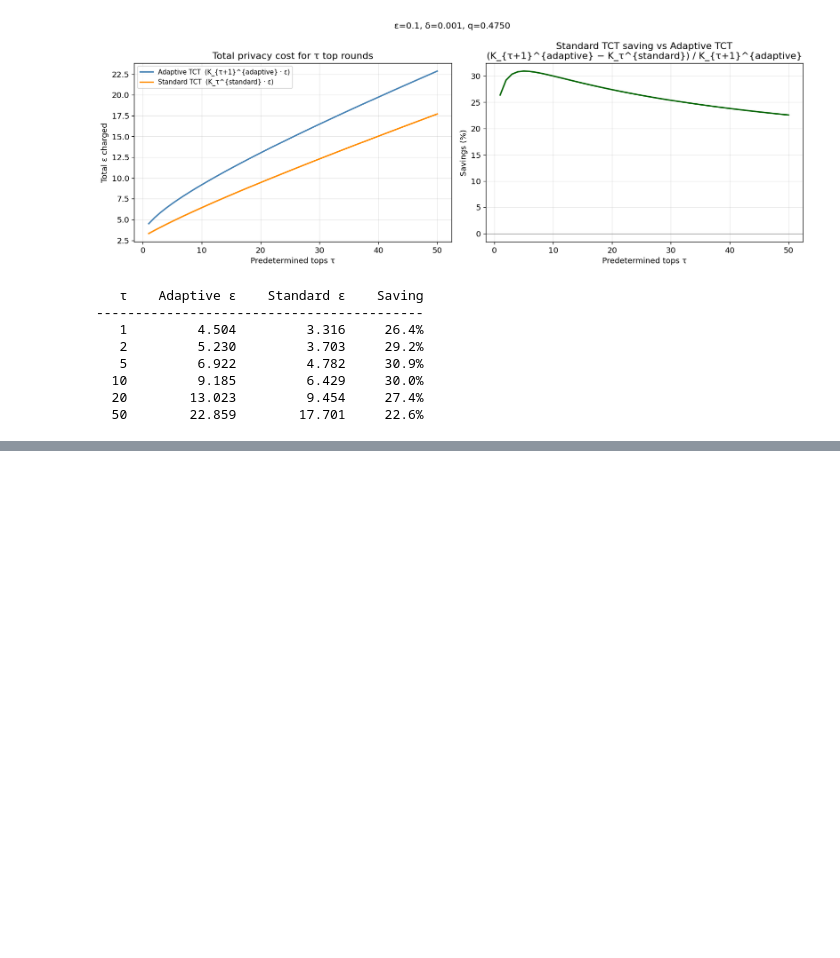
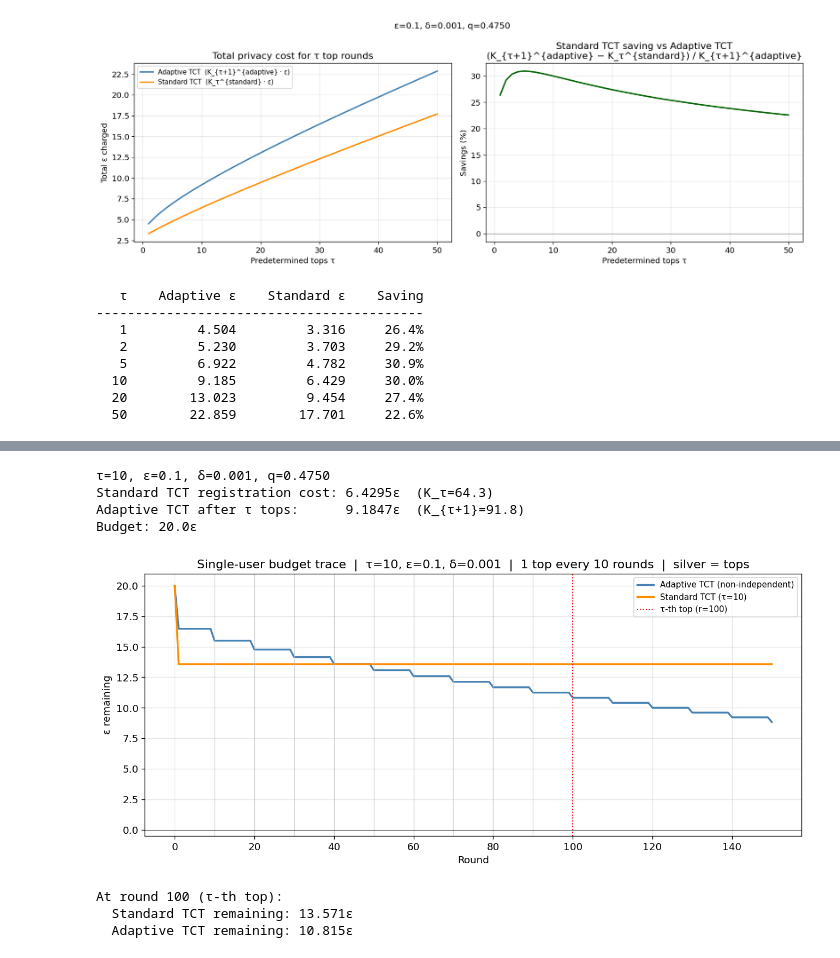
Before and after one commit to arcaulfield/adaptive-act, a Jupyter notebook: notebooks/04_tct_comparison.ipynb, the cells around one changed output, grey strips where cells are left out. Drawn from its saved outputs; the diff is of its cells as text; code cells hidden in the pictures; blank space fills up the shorter version.

```diff
--- a/notebooks/04_tct_comparison.ipynb
+++ b/notebooks/04_tct_comparison.ipynb
@@ -110,0 +116,63 @@ for t in [1, 2, 5, 10, 20, 50]:
+# %%
+TAU        = 10
+HIT_EVERY  = 10
+N_ROUNDS   = TAU * HIT_EVERY + 50
+EPS_BUDGET = 20.0
+
+acc_std  = StandardTCTAccountant(epsilon=EPSILON, delta=DELTA, tau=TAU)
+acc_adap = AdaptiveTCTAccountant(epsilon=EPSILON, delta=DELTA, independent=False)
+
+print(f'τ={TAU}, ε={EPSILON}, δ={DELTA}, q={q:.4f}')
+print(f'Standard TCT registration cost: {acc_std.K_tau * EPSILON:.4f}ε  (K_τ={acc_std.K_tau:.1f})')
+print(f'Adaptive TCT after τ tops:      {acc_adap.compositions(TAU+1)*EPSILON:.4f}ε  (K_{{τ+1}}={acc_adap.compositions(TAU+1):.1f})')
+print(f'Budget: {EPS_BUDGET}ε')
+
+def trace(acc):
+    user = User(user_id=0, epsilon_budget=EPS_BUDGET, delta_budget=1.0, conversion_rate=0.0)
+    remaining = [EPS_BUDGET]
+    for r in range(1, N_ROUNDS + 1):
+        is_top = (r % HIT_EVERY == 0)
+        e, d = acc.charge(user, is_top=is_top, contributed=is_top, round_num=r)
+        user.epsilon_spent += e
+        user.delta_spent   += d
+        remaining.append(max(user.epsilon_remaining, 0.0))
+    return remaining
+
+rem_std  = trace(acc_std)
+rem_adap = trace(acc_adap)
+
+rounds     = list(range(N_ROUNDS + 1))
+hit_rounds = [r for r in range(1, N_ROUNDS + 1) if r % HIT_EVERY == 0]
+
+fig, ax = plt.subplots(figsize=(11, 5))
+ax.plot(rounds, rem_adap, color='steelblue',  lw=2, label='Adaptive TCT (non-independent)')
+ax.plot(rounds, rem_std,  color='darkorange', lw=2, label=f'Standard TCT (τ={TAU})')
+for h in hit_rounds[:TAU]:
+    ax.axvline(h, color='silver', lw=0.8, alpha=0.6)
+ax.axvline(TAU * HIT_EVERY, color='red', lw=1.2, linestyle=':', label=f'τ-th top (r={TAU*HIT_EVERY})')
+ax.axhline(0, color='black', lw=0.5)
+ax.set_xlabel('Round')
+ax.set_ylabel('ε remaining')
+ax.set_ylim(-0.5, EPS_BUDGET * 1.05)
+ax.legend(fontsize=9)
+ax.grid(True, alpha=0.3)
+ax.set_title(
+    f'Single-user budget trace  |  τ={TAU}, ε={EPSILON}, δ={DELTA}  |  '
+    f'1 top every {HIT_EVERY} rounds  |  silver = tops'
+)
+plt.tight_layout()
+plt.show()
+
+tau_round = TAU * HIT_EVERY
+print(f'\nAt round {tau_round} (τ-th top):')
+print(f'  Standard TCT remaining: {rem_std[tau_round]:.3f}ε')
+print(f'  Adaptive TCT remaining: {rem_adap[tau_round]:.3f}ε')
+# %% [output]
+τ=10, ε=0.1, δ=0.001, q=0.4750
+Standard TCT registration cost: 6.4295ε  (K_τ=64.3)
+Adaptive TCT after τ tops:      9.1847ε  (K_{τ+1}=91.8)
+Budget: 20.0ε
+[figure, added]
+At round 100 (τ-th top):
+  Standard TCT remaining: 13.571ε
+  Adaptive TCT remaining: 10.815ε
```
Also changed, not shown: parts of 7 cells of this notebook, 10 other files.
